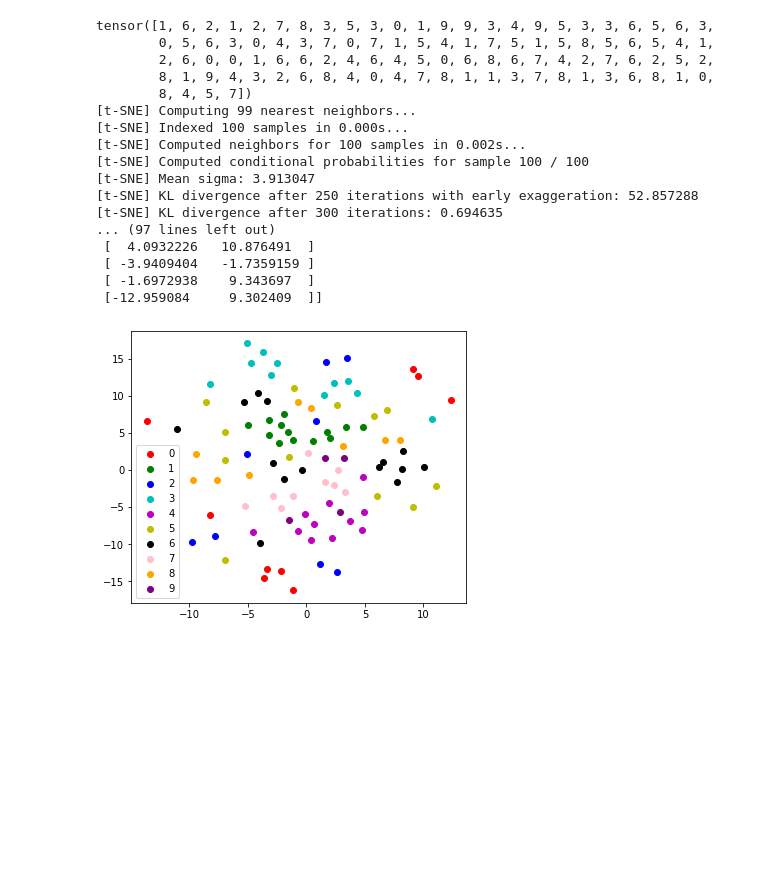
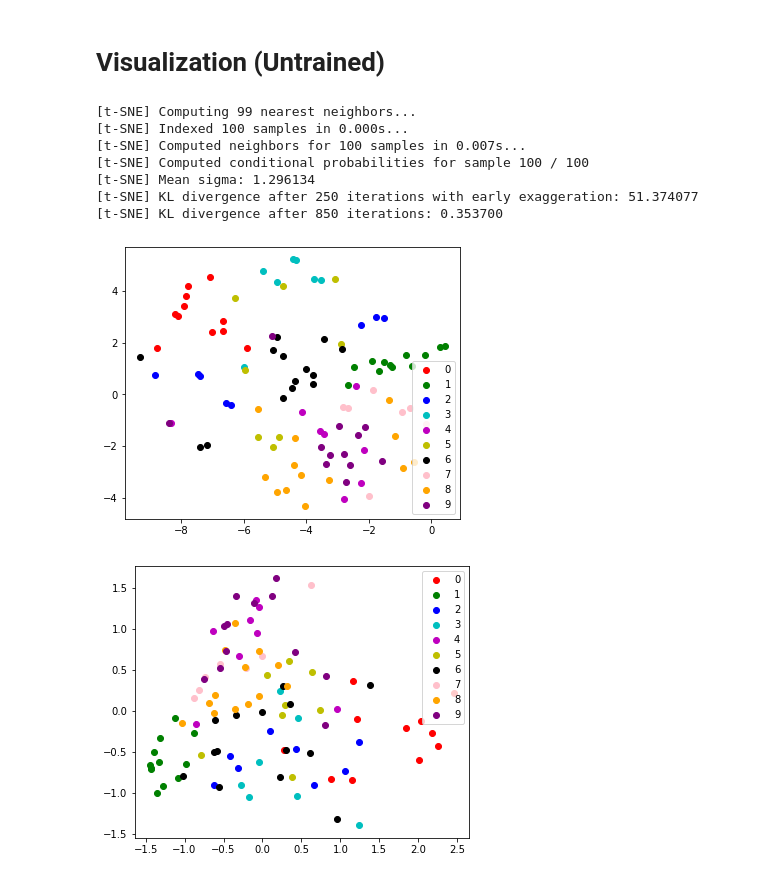
Before and after one commit to AleksandreGit/D7047E, a Jupyter notebook: Exercise 3/exercise3.ipynb, the cells around one changed output. Drawn from its saved outputs; the diff is of its cells as text; code cells hidden in the pictures; blank space fills up the shorter version.

```diff
--- a/Exercise 3/exercise3.ipynb
+++ b/Exercise 3/exercise3.ipynb
@@ -36,20 +36,3 @@ test = torchvision.datasets.MNIST(root='./data', train=False,
                                        download=True, transform=transform)
 testLoader = torch.utils.data.DataLoader(test, batch_size=30,
                                          shuffle=False, num_workers=2)
-# %%
-X = []
-Y = []
-
-for i, data in enumerate(validationLoader, 0):
-    image, label = data
-    image = image.view(-1,784)
-    X=image
-    Y=label
-    break
-
-#     for j in range(30):
-#         X.append(image[j])
-#         Y.append(label[j])
-# #     if i == 3:
-#     break
-# # for i in X
@@ -60,37 +156,38 @@ torch.Size([100, 784])
+# %% [markdown]
+# Visualization (Untrained)
 # %%
-print(Y)
-tsne = TSNE(n_components=2, verbose=1, perplexity=40, n_iter=300)
-X_2d = tsne.fit_transform(X)
-#print(X_2d)
-print(X_2d[2])
-print(X_2d)
-numbers=[0,1,2,3,4,5,6,7,8,9]
+copy_untrained_data = model_untrained.images
+
+pca = PCA(n_components=2)
+pca.fit(copy_untrained_data)
+X_untrained_PCA = pca.transform(copy_untrained_data)
+
+tsne = TSNE(n_components=2, verbose=1, perplexity=40, n_iter=1000)
+X_untrained = tsne.fit_transform(copy_untrained_data)
+numbers = [0,1,2,3,4,5,6,7,8,9]
 # %% [output]
-tensor([1, 6, 2, 1, 2, 7, 8, 3, 5, 3, 0, 1, 9, 9, 3, 4, 9, 5, 3, 3, 6, 5, 6, 3,
-        0, 5, 6, 3, 0, 4, 3, 7, 0, 7, 1, 5, 4, 1, 7, 5, 1, 5, 8, 5, 6, 5, 4, 1,
-        2, 6, 0, 0, 1, 6, 6, 2, 4, 6, 4, 5, 0, 6, 8, 6, 7, 4, 2, 7, 6, 2, 5, 2,
-        8, 1, 9, 4, 3, 2, 6, 8, 4, 0, 4, 7, 8, 1, 1, 3, 7, 8, 1, 3, 6, 8, 1, 0,
-        8, 4, 5, 7])
 [t-SNE] Computing 99 nearest neighbors...
 [t-SNE] Indexed 100 samples in 0.000s...
-[t-SNE] Computed neighbors for 100 samples in 0.002s...
+[t-SNE] Computed neighbors for 100 samples in 0.007s...
 [t-SNE] Computed conditional probabilities for sample 100 / 100
-[t-SNE] Mean sigma: 3.913047
-[t-SNE] KL divergence after 250 iterations with early exaggeration: 52.857288
-[t-SNE] KL divergence after 300 iterations: 0.694635
-... (97 lines left out)
- [  4.0932226   10.876491  ]
- [ -3.9409404   -1.7359159 ]
- [ -1.6972938    9.343697  ]
- [-12.959084     9.302409  ]]
+[t-SNE] Mean sigma: 1.296134
+[t-SNE] KL divergence after 250 iterations with early exaggeration: 51.374077
+[t-SNE] KL divergence after 850 iterations: 0.353700
 # %%
+from matplotlib import pyplot as plt
+colors = 'r', 'g', 'b', 'c', 'm', 'y', 'k', 'pink', 'orange', 'purple'
 
-from matplotlib import pyplot as plt
 plt.figure(figsize=(6, 5))
-colors = 'r', 'g', 'b', 'c', 'm', 'y', 'k', 'pink', 'orange', 'purple'
 for i, c, label in zip(range(0,10), colors, numbers):
-    plt.scatter(X_2d[Y == i, 0], X_2d[Y == i, 1], c=c, label=label)
+    plt.scatter(X_untrained[labels_untrained[0:100] == i, 0], X_untrained[labels_untrained[0:100] == i, 1], c=c, label=label)
 plt.legend()
 plt.show()
+
+plt.figure(figsize=(6, 5))
+for i, c, label in zip(range(0,10), colors, numbers):
+    plt.scatter(X_untrained_PCA[labels_untrained[0:100] == i, 0], X_untrained_PCA[labels_untrained[0:100] == i, 1], c=c, label=label)
+plt.legend()
+plt.show()
 # %% [output]
-[figure, old version]
+[figure, new version]
+[figure, added]
```
Also changed, not shown: parts of 17 cells of this notebook, 1 other file.
